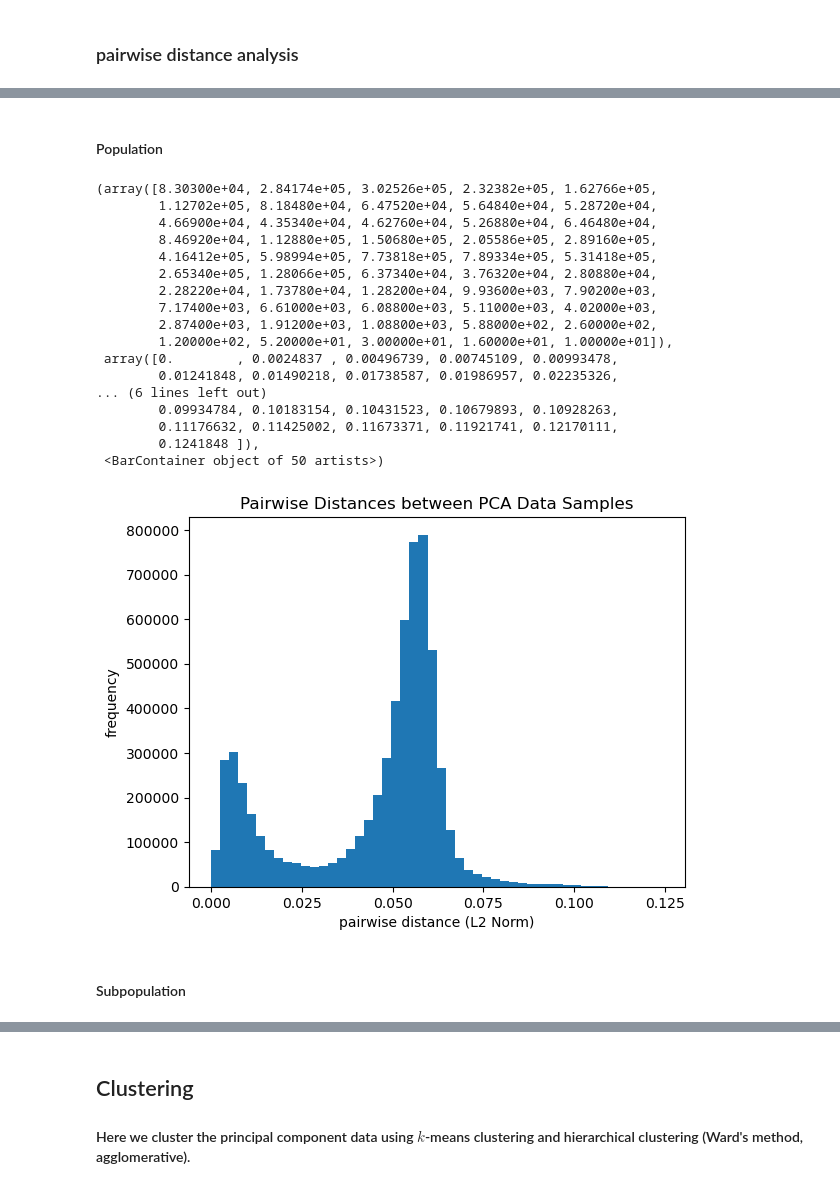
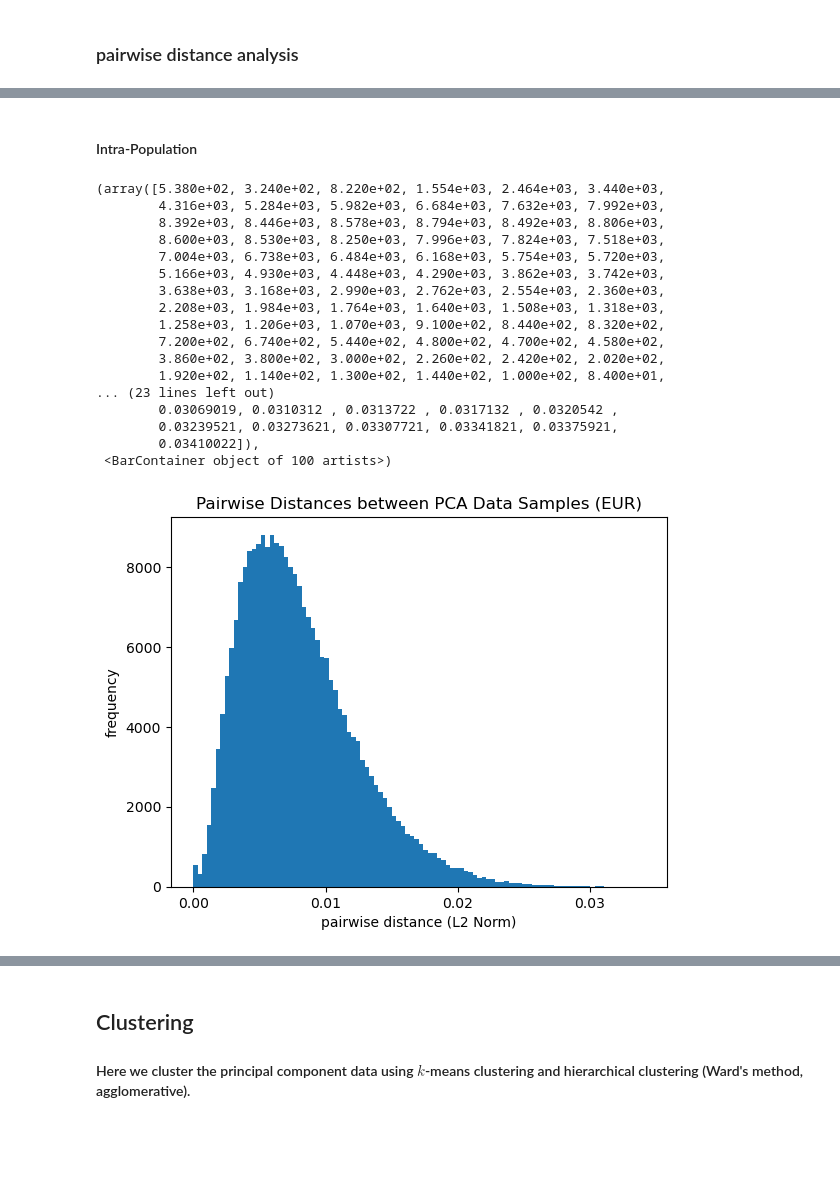
Before and after one commit to 0xArsi/snp-clustering, a Jupyter notebook: notebooks/snp_clustering.ipynb, the cells around one changed output, grey strips where cells are left out. Cells and saved outputs as stored; diff of their text form; code cells hidden in the pictures; blank space fills up the shorter version.

```diff
--- a/notebooks/snp_clustering.ipynb
+++ b/notebooks/snp_clustering.ipynb
@@ -146,29 +173,29 @@ var_data_best['PC1_contribution_abs'].min()
 # %% [markdown]
-#### Population
+#### Intra-Population
 # %%
-plt.title("Pairwise Distances between PCA Data Samples")
+pop_code = "EUR"
+X_pop = pca_data.loc[pca_data['pop'] == pop_code, pc_cols]
+plt.title(f"Pairwise Distances between PCA Data Samples ({pop_code})")
 plt.xlabel("pairwise distance (L2 Norm)")
-plt.xticks(np.arange(0, 0.5, 0.025))
 plt.ylabel("frequency")
-plt.hist(pairwise_distances(X).flatten(),bins=50)
+plt.xticks(np.arange(0, 0.5, 0.01))
+plt.hist(pairwise_distances(X_pop).flatten(), bins=100)
 # %% [output]
-(array([8.30300e+04, 2.84174e+05, 3.02526e+05, 2.32382e+05, 1.62766e+05,
-        1.12702e+05, 8.18480e+04, 6.47520e+04, 5.64840e+04, 5.28720e+04,
-        4.66900e+04, 4.35340e+04, 4.62760e+04, 5.26880e+04, 6.46480e+04,
-        8.46920e+04, 1.12880e+05, 1.50680e+05, 2.05586e+05, 2.89160e+05,
-        4.16412e+05, 5.98994e+05, 7.73818e+05, 7.89334e+05, 5.31418e+05,
-        2.65340e+05, 1.28066e+05, 6.37340e+04, 3.76320e+04, 2.80880e+04,
-        2.28220e+04, 1.73780e+04, 1.28200e+04, 9.93600e+03, 7.90200e+03,
-        7.17400e+03, 6.61000e+03, 6.08800e+03, 5.11000e+03, 4.02000e+03,
-        2.87400e+03, 1.91200e+03, 1.08800e+03, 5.88000e+02, 2.60000e+02,
-        1.20000e+02, 5.20000e+01, 3.00000e+01, 1.60000e+01, 1.00000e+01]),
- array([0.        , 0.0024837 , 0.00496739, 0.00745109, 0.00993478,
-        0.01241848, 0.01490218, 0.01738587, 0.01986957, 0.02235326,
-... (6 lines left out)
-        0.09934784, 0.10183154, 0.10431523, 0.10679893, 0.10928263,
-        0.11176632, 0.11425002, 0.11673371, 0.11921741, 0.12170111,
-        0.1241848 ]),
- <BarContainer object of 50 artists>)
+(array([5.380e+02, 3.240e+02, 8.220e+02, 1.554e+03, 2.464e+03, 3.440e+03,
+        4.316e+03, 5.284e+03, 5.982e+03, 6.684e+03, 7.632e+03, 7.992e+03,
+        8.392e+03, 8.446e+03, 8.578e+03, 8.794e+03, 8.492e+03, 8.806e+03,
+        8.600e+03, 8.530e+03, 8.250e+03, 7.996e+03, 7.824e+03, 7.518e+03,
+        7.004e+03, 6.738e+03, 6.484e+03, 6.168e+03, 5.754e+03, 5.720e+03,
+        5.166e+03, 4.930e+03, 4.448e+03, 4.290e+03, 3.862e+03, 3.742e+03,
+        3.638e+03, 3.168e+03, 2.990e+03, 2.762e+03, 2.554e+03, 2.360e+03,
+        2.208e+03, 1.984e+03, 1.764e+03, 1.640e+03, 1.508e+03, 1.318e+03,
+        1.258e+03, 1.206e+03, 1.070e+03, 9.100e+02, 8.440e+02, 8.320e+02,
+        7.200e+02, 6.740e+02, 5.440e+02, 4.800e+02, 4.700e+02, 4.580e+02,
+        3.860e+02, 3.800e+02, 3.000e+02, 2.260e+02, 2.420e+02, 2.020e+02,
+        1.920e+02, 1.140e+02, 1.300e+02, 1.440e+02, 1.000e+02, 8.400e+01,
+... (23 lines left out)
+        0.03069019, 0.0310312 , 0.0313722 , 0.0317132 , 0.0320542 ,
+        0.03239521, 0.03273621, 0.03307721, 0.03341821, 0.03375921,
+        0.03410022]),
+ <BarContainer object of 100 artists>)
-[figure, old version]
+[figure, new version]
-# %% [markdown]
-#### Subpopulation
```
Also changed, not shown: parts of 16 cells of this notebook.
